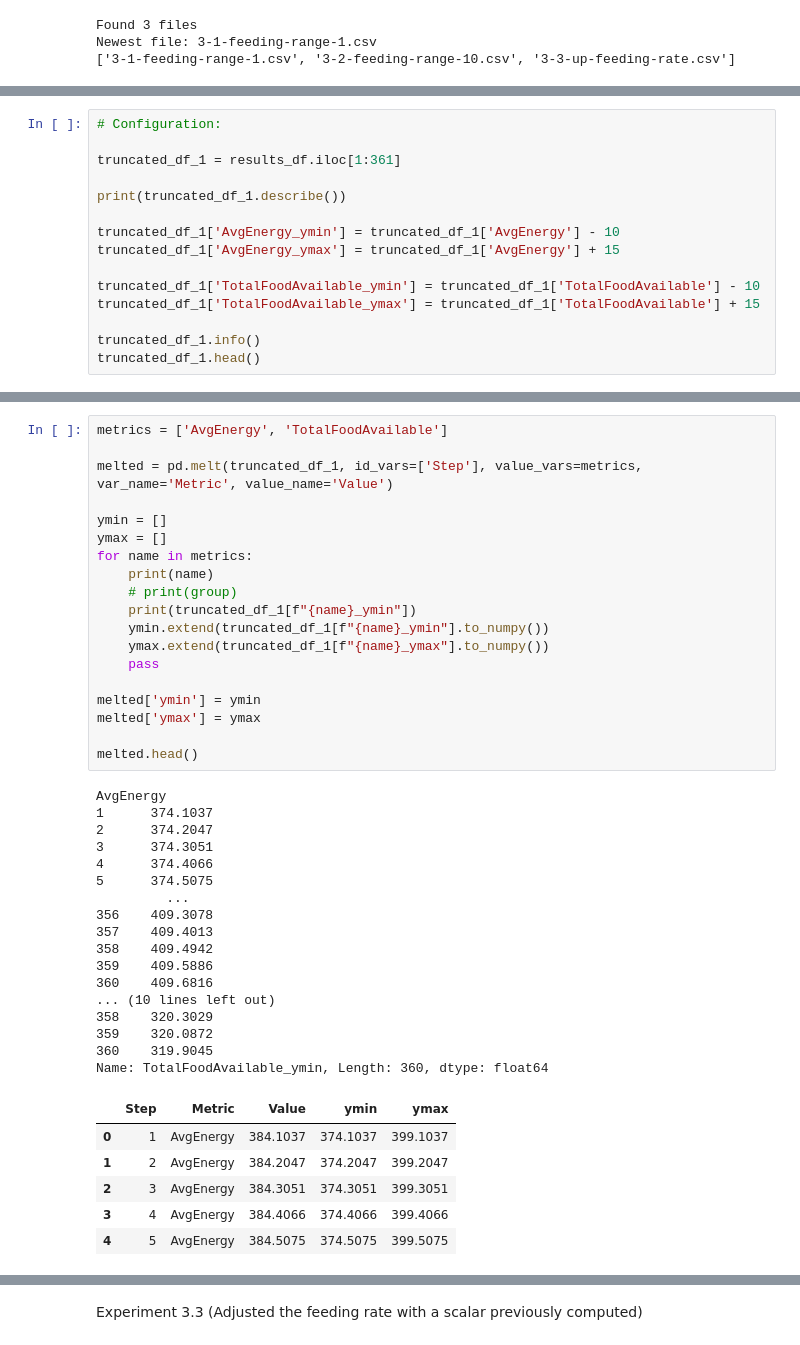
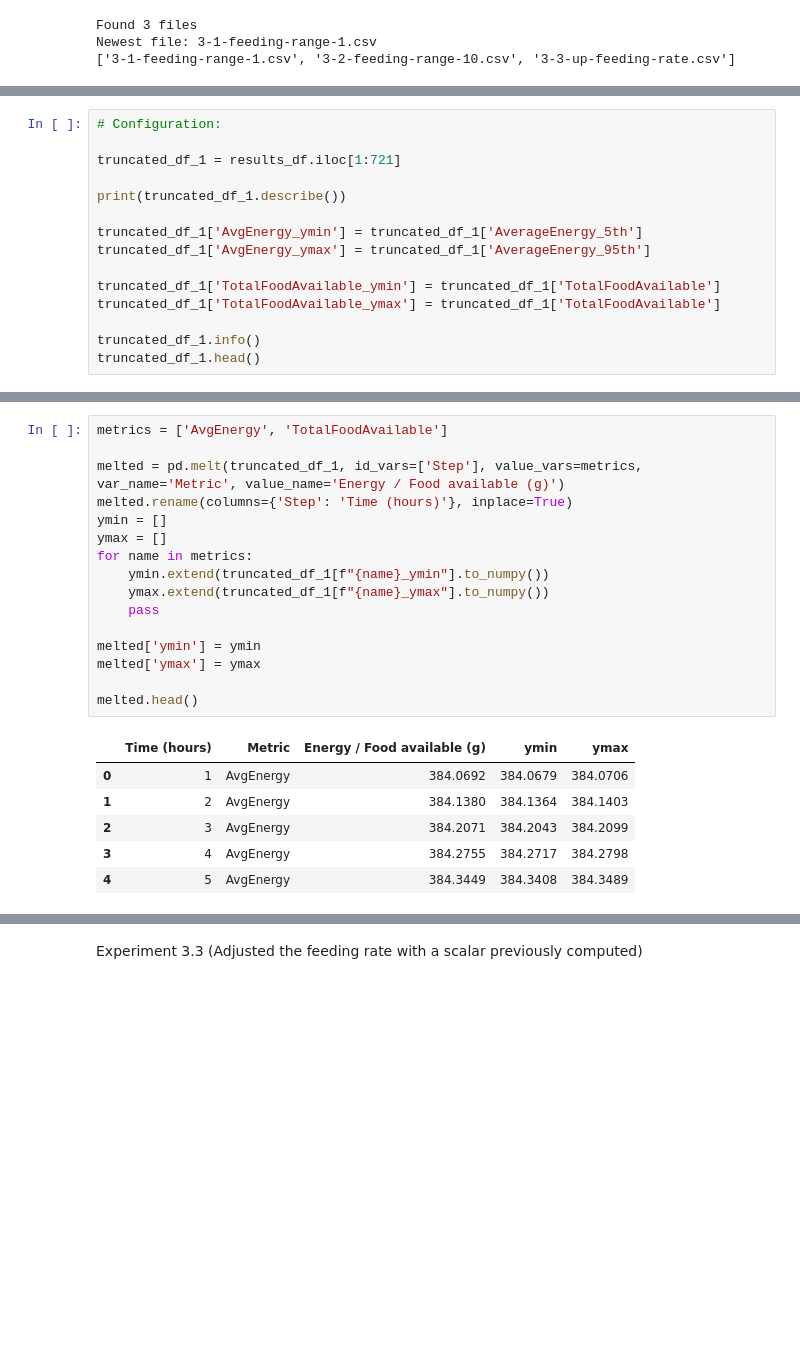
Before and after one commit to Trottero/master-thesis-simulator, a Jupyter notebook: Analytics/experiments/3 - Environment interaction/analyze_environment-1.ipynb, the cells around one changed output, grey strips where cells are left out. Drawn from its saved outputs; the diff is of its cells as text; blank space fills up the shorter version.

```diff
--- a/Analytics/experiments/3 - Environment interaction/analyze_environment-1.ipynb
+++ b/Analytics/experiments/3 - Environment interaction/analyze_environment-1.ipynb
@@ -89,15 +53,15 @@ None
 # %%
 # Configuration:
 
-truncated_df_1 = results_df.iloc[1:361]
+truncated_df_1 = results_df.iloc[1:721]
 
 print(truncated_df_1.describe())
 
-truncated_df_1['AvgEnergy_ymin'] = truncated_df_1['AvgEnergy'] - 10
-truncated_df_1['AvgEnergy_ymax'] = truncated_df_1['AvgEnergy'] + 15
+truncated_df_1['AvgEnergy_ymin'] = truncated_df_1['AverageEnergy_5th']
+truncated_df_1['AvgEnergy_ymax'] = truncated_df_1['AverageEnergy_95th']
 
-truncated_df_1['TotalFoodAvailable_ymin'] = truncated_df_1['TotalFoodAvailable'] - 10
-truncated_df_1['TotalFoodAvailable_ymax'] = truncated_df_1['TotalFoodAvailable'] + 15
+truncated_df_1['TotalFoodAvailable_ymin'] = truncated_df_1['TotalFoodAvailable']
+truncated_df_1['TotalFoodAvailable_ymax'] = truncated_df_1['TotalFoodAvailable']
 
 truncated_df_1.info()
 truncated_df_1.head()
@@ -148,46 +112,26 @@ See the caveats in the documentation: https://pandas.pydata.org/pandas-docs/stab
 # %%
 metrics = ['AvgEnergy', 'TotalFoodAvailable']
 
-melted = pd.melt(truncated_df_1, id_vars=['Step'], value_vars=metrics, var_name='Metric', value_name='Value')
-
+melted = pd.melt(truncated_df_1, id_vars=['Step'], value_vars=metrics, var_name='Metric', value_name='Energy / Food available (g)')
+melted.rename(columns={'Step': 'Time (hours)'}, inplace=True)
 ymin = []
 ymax = []
 for name in metrics:
-    print(name)
-    # print(group)
-    print(truncated_df_1[f"{name}_ymin"])
     ymin.extend(truncated_df_1[f"{name}_ymin"].to_numpy())
     ymax.extend(truncated_df_1[f"{name}_ymax"].to_numpy())
     pass
 
 melted['ymin'] = ymin
 melted['ymax'] = ymax
 
 melted.head()
 # %% [output]
-AvgEnergy
-1      374.1037
-2      374.2047
-3      374.3051
-4      374.4066
-5      374.5075
-         ...
-356    409.3078
-357    409.4013
-358    409.4942
-359    409.5886
-360    409.6816
-... (10 lines left out)
-358    320.3029
-359    320.0872
-360    319.9045
-Name: TotalFoodAvailable_ymin, Length: 360, dtype: float64
-|  | Step | Metric | Value | ymin | ymax |
-| 0 | 1 | AvgEnergy | 384.1037 | 374.1037 | 399.1037 |
-| 1 | 2 | AvgEnergy | 384.2047 | 374.2047 | 399.2047 |
-| 2 | 3 | AvgEnergy | 384.3051 | 374.3051 | 399.3051 |
-| 3 | 4 | AvgEnergy | 384.4066 | 374.4066 | 399.4066 |
-| 4 | 5 | AvgEnergy | 384.5075 | 374.5075 | 399.5075 |
+|  | Time (hours) | Metric | Energy / Food available (g) | ymin | ymax |
+| 0 | 1 | AvgEnergy | 384.0692 | 384.0679 | 384.0706 |
+| 1 | 2 | AvgEnergy | 384.1380 | 384.1364 | 384.1403 |
+| 2 | 3 | AvgEnergy | 384.2071 | 384.2043 | 384.2099 |
+| 3 | 4 | AvgEnergy | 384.2755 | 384.2717 | 384.2798 |
+| 4 | 5 | AvgEnergy | 384.3449 | 384.3408 | 384.3489 |
 # %%
 melted.tail()
 # %% [output]
```
Also changed, not shown: parts of 11 cells of this notebook, 17 other files.
